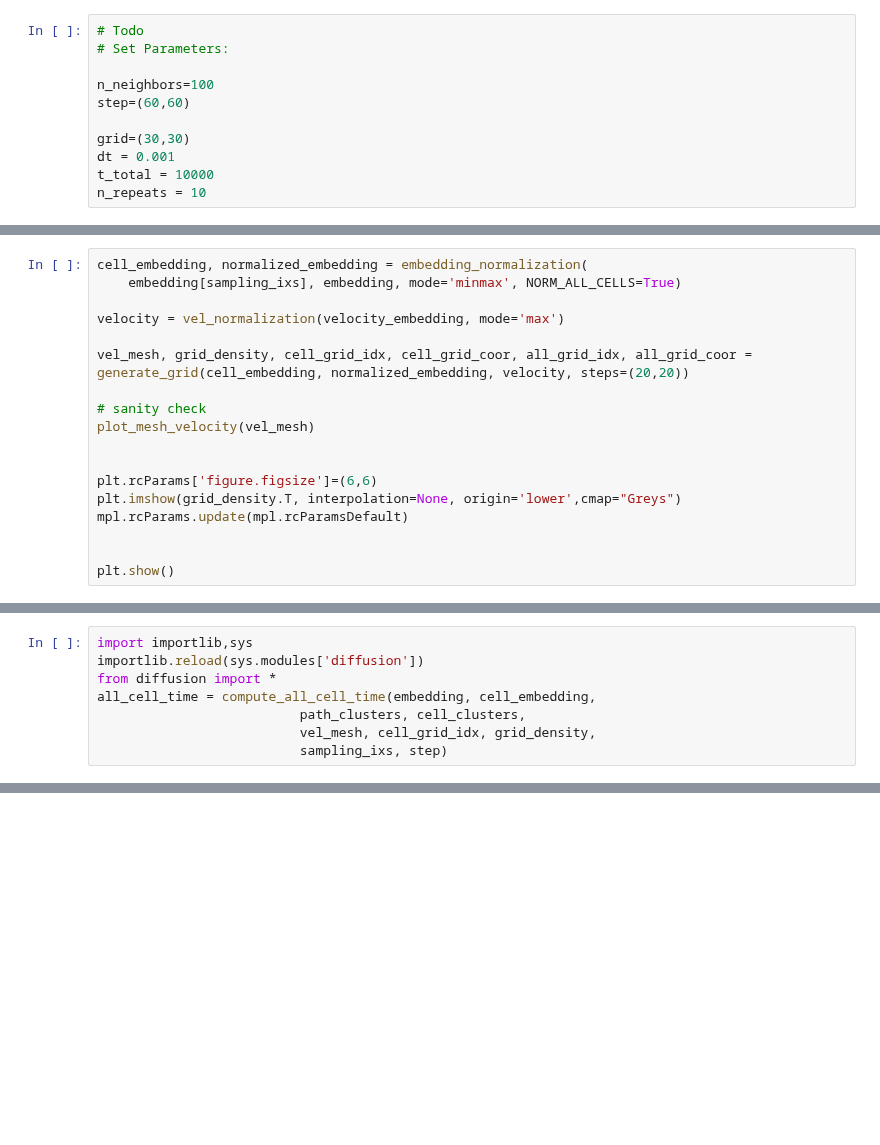
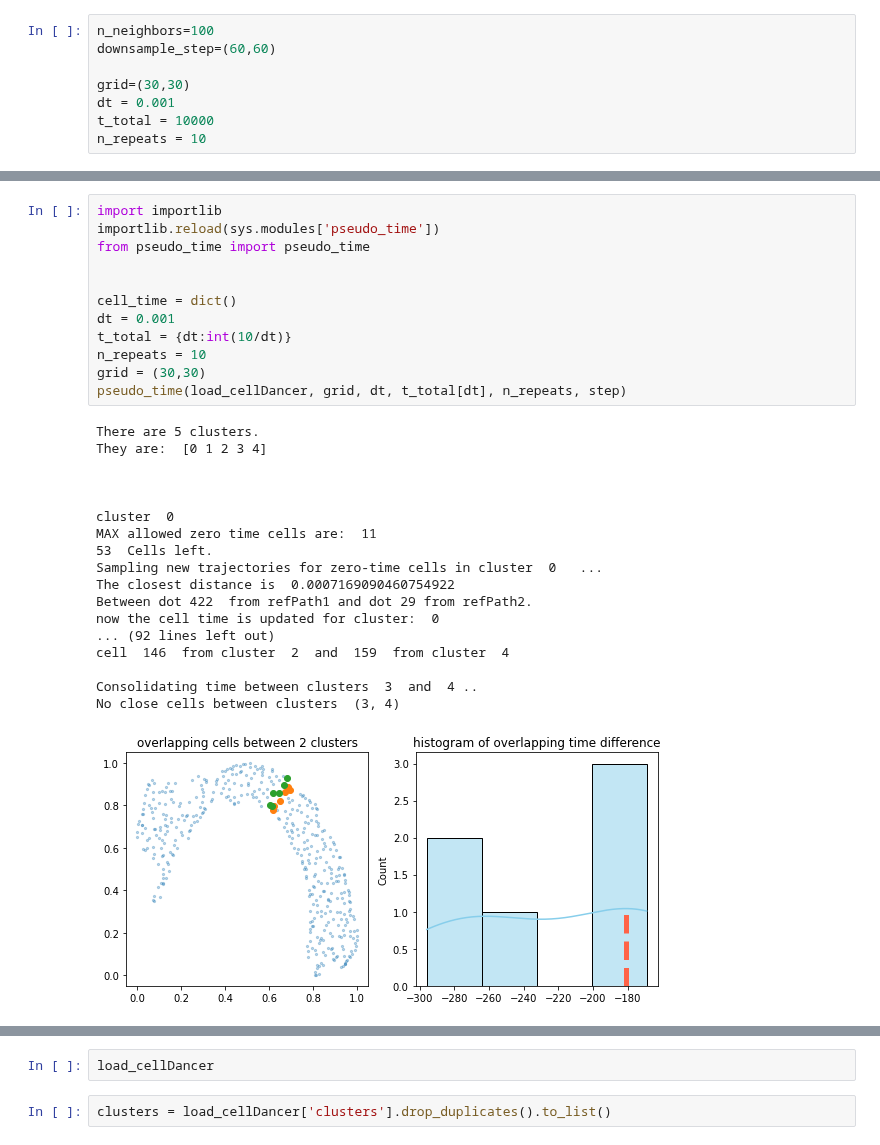
Before and after one commit to GuangyuWangLab2021/cellDancer, a Jupyter notebook: analysis/Gastrulation_main_function.ipynb, the cells around one changed output, grey strips where cells are left out. Cells and saved outputs as stored; diff of their text form; blank space fills up the shorter version.

```diff
--- a/analysis/Gastrulation_main_function.ipynb
+++ b/analysis/Gastrulation_main_function.ipynb
@@ -14,9 +14,6 @@ import random
 # %%
-# Todo
-# Set Parameters:
-
 n_neighbors=100
-step=(60,60)
+downsample_step=(60,60)
 
 grid=(30,30)
 dt = 0.001
@@ -69,18 +70,0 @@ plt.show()
-# %%
-cell_embedding, normalized_embedding = embedding_normalization(
-    embedding[sampling_ixs], embedding, mode='minmax', NORM_ALL_CELLS=True)
-
-velocity = vel_normalization(velocity_embedding, mode='max')
-
-vel_mesh, grid_density, cell_grid_idx, cell_grid_coor, all_grid_idx, all_grid_coor = generate_grid(cell_embedding, normalized_embedding, velocity, steps=(20,20))
-
-# sanity check
-plot_mesh_velocity(vel_mesh)
-
-
-plt.rcParams['figure.figsize']=(6,6)
-plt.imshow(grid_density.T, interpolation=None, origin='lower',cmap="Greys")
-mpl.rcParams.update(mpl.rcParamsDefault)
-
-
-plt.show()
@@ -126,8 +71,31 @@ plt.show()
-# %%
-import importlib,sys
-importlib.reload(sys.modules['diffusion'])
-from diffusion import *
-all_cell_time = compute_all_cell_time(embedding, cell_embedding,
-                          path_clusters, cell_clusters,
-                          vel_mesh, cell_grid_idx, grid_density,
-                          sampling_ixs, step)
+# %%
+import importlib
+importlib.reload(sys.modules['pseudo_time'])
+from pseudo_time import pseudo_time
+
+
+cell_time = dict()
+dt = 0.001
+t_total = {dt:int(10/dt)}
+n_repeats = 10
+grid = (30,30)
+pseudo_time(load_cellDancer, grid, dt, t_total[dt], n_repeats, step)
+# %% [output]
+There are 5 clusters.
+They are:  [0 1 2 3 4]
+
+
+
+cluster  0
+MAX allowed zero time cells are:  11
+53  Cells left.
+Sampling new trajectories for zero-time cells in cluster  0   ...
+The closest distance is  0.0007169090460754922
+Between dot 422  from refPath1 and dot 29 from refPath2.
+now the cell time is updated for cluster:  0
+... (92 lines left out)
+cell  146  from cluster  2  and  159  from cluster  4
+
+Consolidating time between clusters  3  and  4 ..
+No close cells between clusters  (3, 4)
+[figure, added]
@@ -133,0 +103,4 @@ all_cell_time = compute_all_cell_time(embedding, cell_embedding,
+# %%
+load_cellDancer
+# %%
+clusters = load_cellDancer['clusters'].drop_duplicates().to_list()
```
Also changed, not shown: parts of 14 cells of this notebook, 9 other files.
